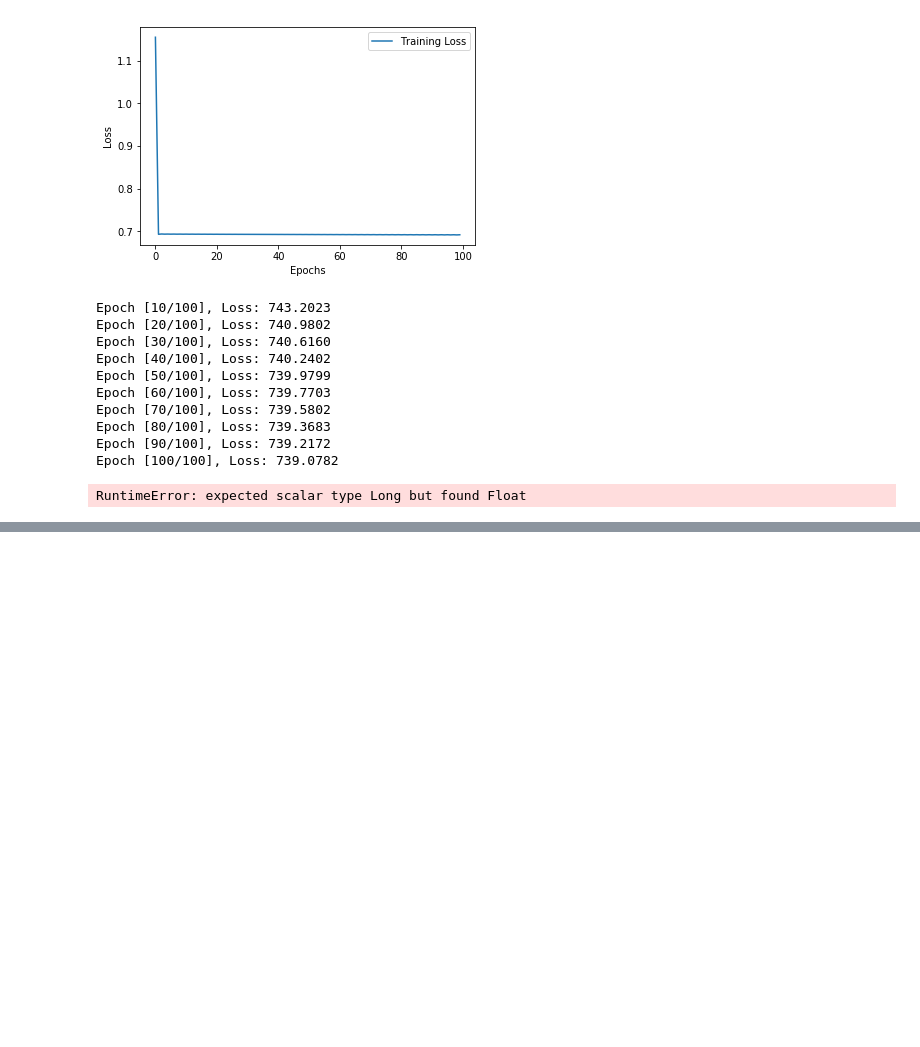
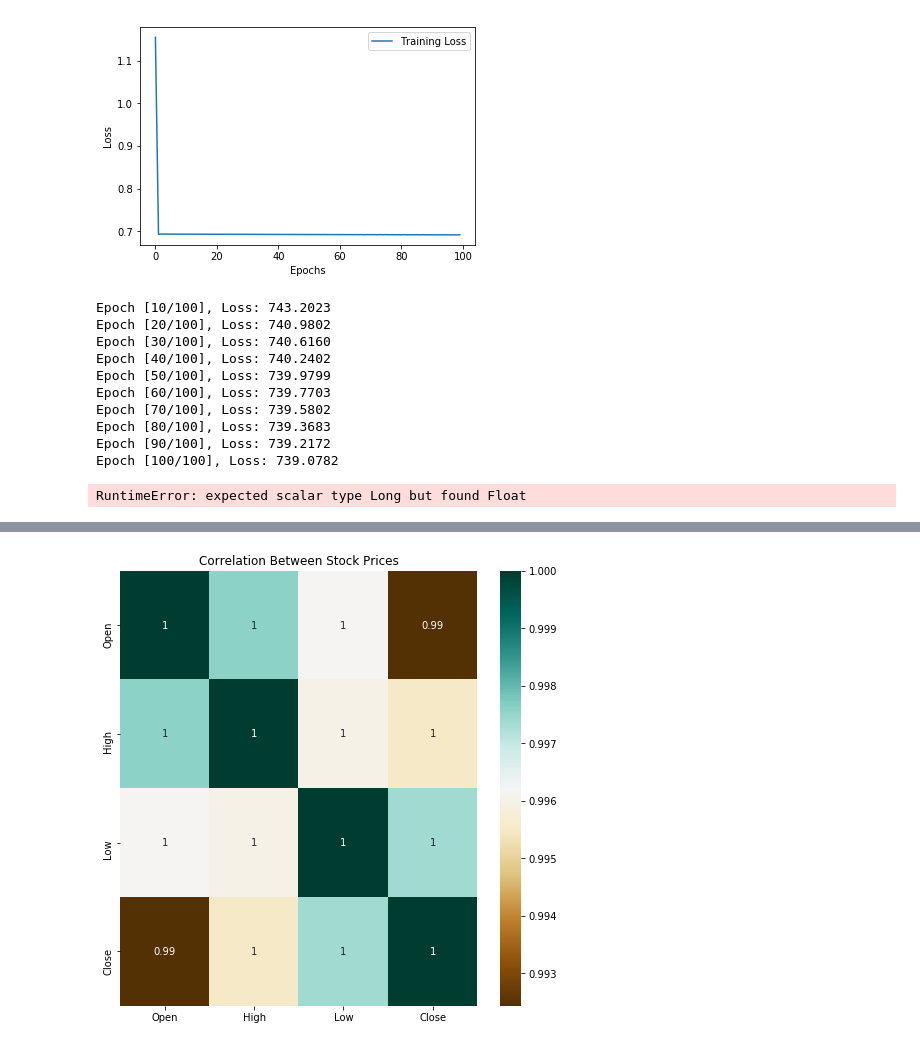
Before and after one commit to Rashika-Gupta/stock-market-prediction, a Jupyter notebook: nvda-prediction.ipynb, the cells around one changed output, grey strips where cells are left out. Drawn from its saved outputs; the diff is of its cells as text; code cells hidden in the pictures; blank space fills up the shorter version.

Commit message:
eda - corr, dstbn

```diff
--- a/nvda-prediction.ipynb
+++ b/nvda-prediction.ipynb
@@ -592,0 +829,9 @@ RuntimeError: expected scalar type Long but found Float
+# %%
+# Create a heatmap of the correlation between stock prices
+corr = stock_df[['Open', 'High', 'Low', 'Close']].corr()
+plt.figure(figsize=(8,8))
+sns.heatmap(corr, annot=True, cmap='BrBG')
+plt.title('Correlation Between Stock Prices')
+plt.show()
+# %% [output]
+[figure, added]
```
Also changed, not shown: parts of 50 cells of this notebook.
